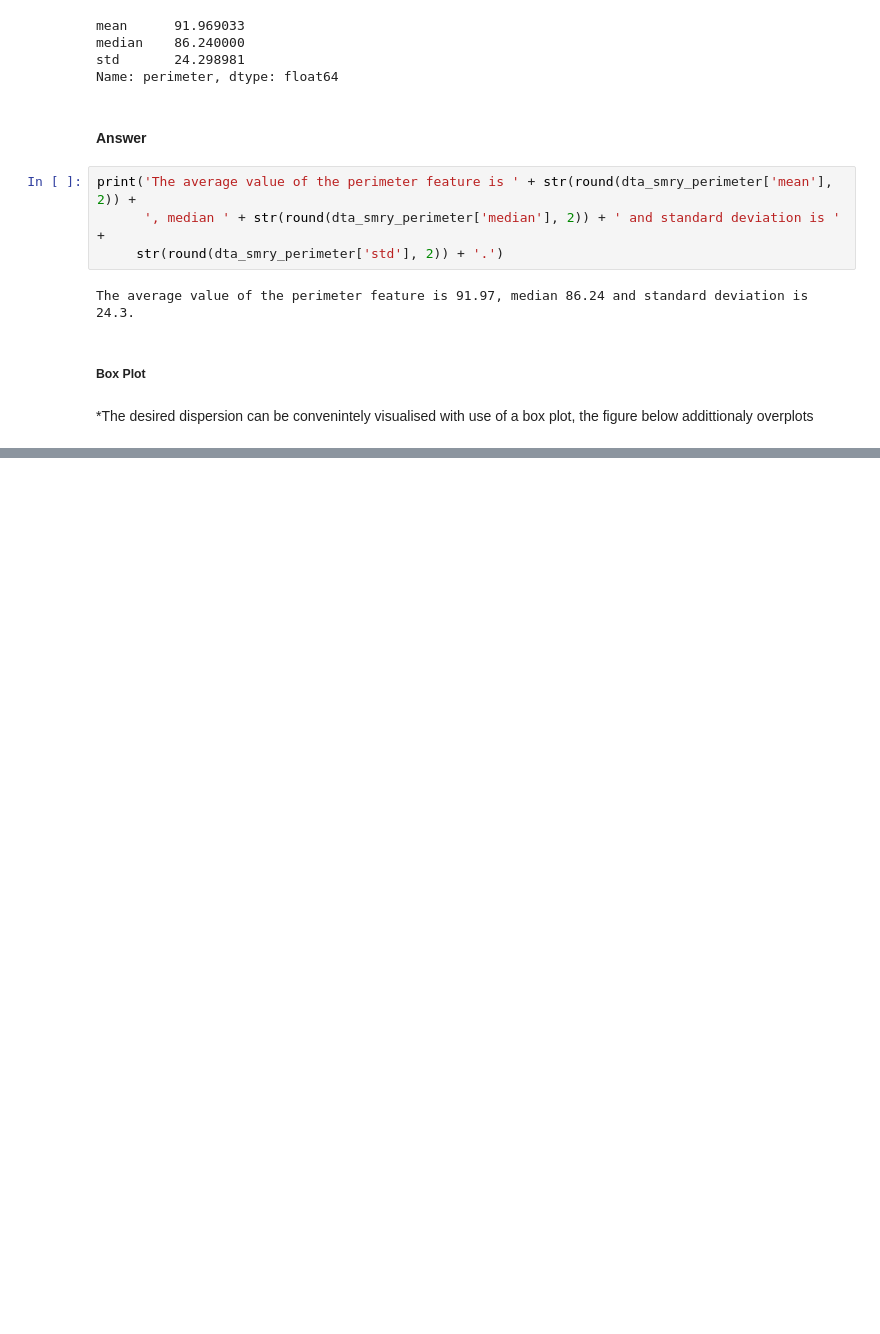
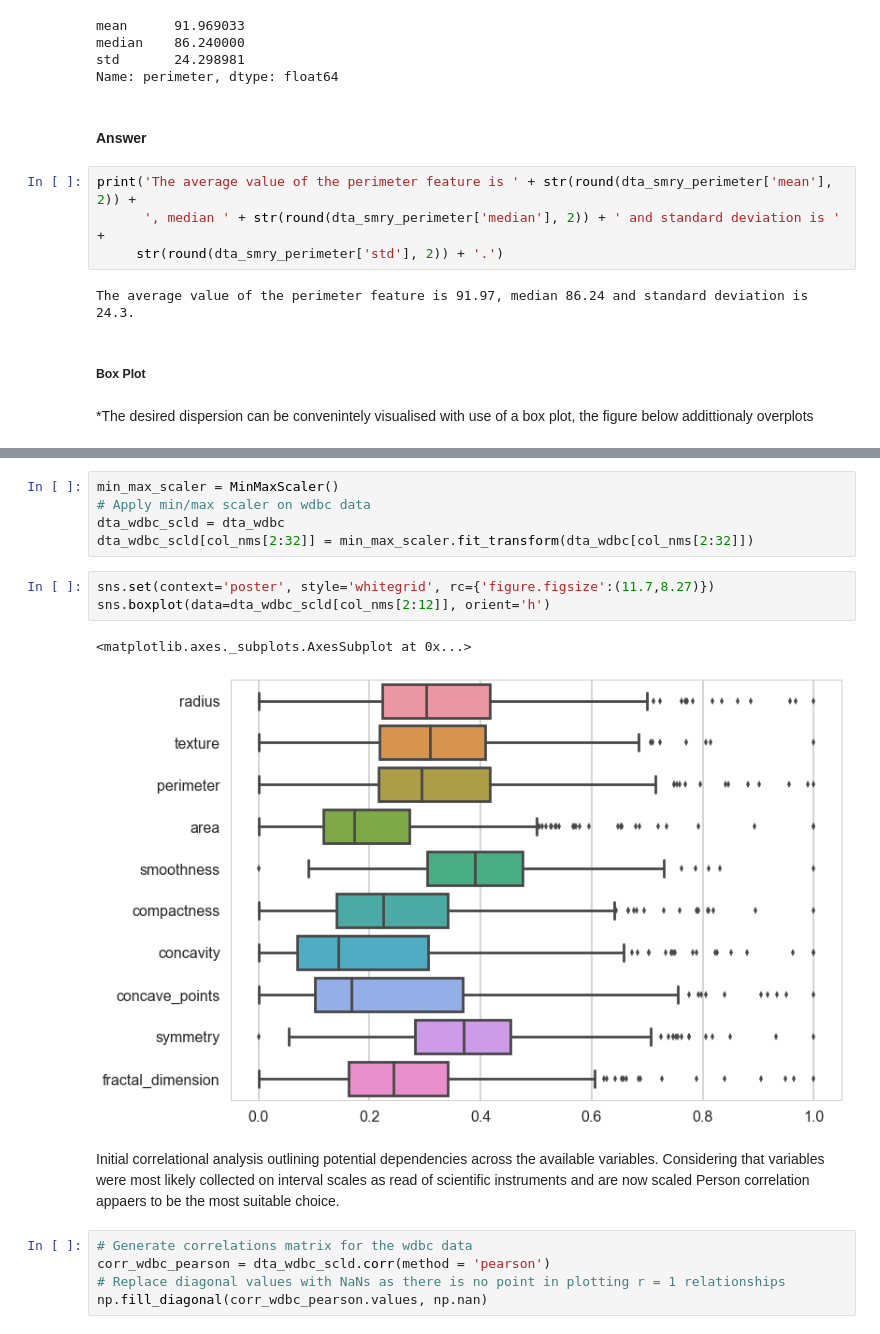
Before and after one commit to konradedgar/wdbc, a Jupyter notebook: wbc_anls.ipynb, the cells around one changed output, grey strips where cells are left out. Drawn from its saved outputs; the diff is of its cells as text; blank space fills up the shorter version.

```diff
--- a/wbc_anls.ipynb
+++ b/wbc_anls.ipynb
@@ -213,0 +250,18 @@ sns.swarmplot(data=dta_wdbc[['perimeter']], size=1, edgecolor="black", linewidth
+# %%
+min_max_scaler = MinMaxScaler()
+# Apply min/max scaler on wdbc data
+dta_wdbc_scld = dta_wdbc
+dta_wdbc_scld[col_nms[2:32]] = min_max_scaler.fit_transform(dta_wdbc[col_nms[2:32]])
+# %%
+sns.set(context='poster', style='whitegrid', rc={'figure.figsize':(11.7,8.27)})
+sns.boxplot(data=dta_wdbc_scld[col_nms[2:12]], orient='h')
+# %% [output]
+<matplotlib.axes._subplots.AxesSubplot at 0x...>
+[figure, added]
+# %% [markdown]
+Initial correlational analysis outlining potential dependencies across the available variables. Considering that variables were most likely collected on interval scales as read of scientific instruments and are now scaled Person correlation appaers to be the most suitable choice.
+# %%
+# Generate correlations matrix for the wdbc data
+corr_wdbc_pearson = dta_wdbc_scld.corr(method = 'pearson')
+# Replace diagonal values with NaNs as there is no point in plotting r = 1 relationships
+np.fill_diagonal(corr_wdbc_pearson.values, np.nan)
```
Also changed, not shown: parts of 14 cells of this notebook.
